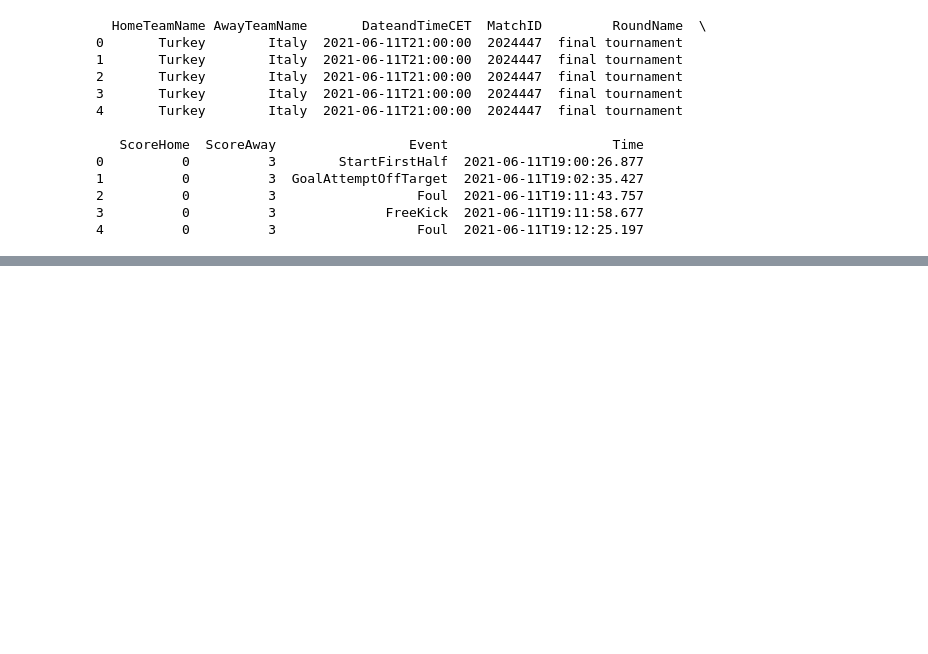
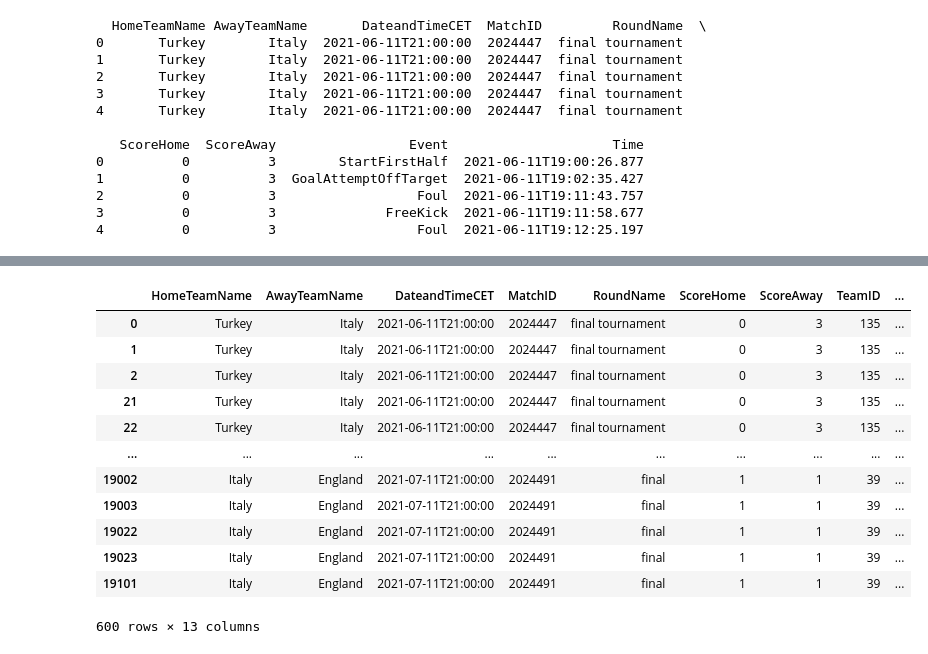
Before and after one commit to AmiraTamakloe/Data_Visualization_EURO2020, a Jupyter notebook: data_explore.ipynb, the cells around one changed output, grey strips where cells are left out. Saved outputs shown, nothing was run; the diff lists cells and outputs as text; code cells hidden in the pictures; blank space fills up the shorter version.

```diff
--- a/data_explore.ipynb
+++ b/data_explore.ipynb
@@ -293,0 +335,20 @@ print(df.head())
+# %%
+# filter out un-necessary StatsName
+# Filter the data to include only the relevant 'StatsName' values
+relevant_stats = ['Goals', 'Ball Possession', 'Total Attacks', 'Total Attempts', 'Own-goals', 'Goals scored']
+match_data = df[df['StatsName'].isin(relevant_stats)]
+match_data
+# %% [output]
+|  | HomeTeamName | AwayTeamName | DateandTimeCET | MatchID | RoundName | ScoreHome | ScoreAway | TeamID | ... |
+| 0 | Turkey | Italy | 2021-06-11T21:00:00 | 2024447 | final tournament | 0 | 3 | 135 | ... |
+| 1 | Turkey | Italy | 2021-06-11T21:00:00 | 2024447 | final tournament | 0 | 3 | 135 | ... |
+| 2 | Turkey | Italy | 2021-06-11T21:00:00 | 2024447 | final tournament | 0 | 3 | 135 | ... |
+| 21 | Turkey | Italy | 2021-06-11T21:00:00 | 2024447 | final tournament | 0 | 3 | 135 | ... |
+| 22 | Turkey | Italy | 2021-06-11T21:00:00 | 2024447 | final tournament | 0 | 3 | 135 | ... |
+| ... | ... | ... | ... | ... | ... | ... | ... | ... | ... |
+| 19002 | Italy | England | 2021-07-11T21:00:00 | 2024491 | final | 1 | 1 | 39 | ... |
+| 19003 | Italy | England | 2021-07-11T21:00:00 | 2024491 | final | 1 | 1 | 39 | ... |
+| 19022 | Italy | England | 2021-07-11T21:00:00 | 2024491 | final | 1 | 1 | 39 | ... |
+| 19023 | Italy | England | 2021-07-11T21:00:00 | 2024491 | final | 1 | 1 | 39 | ... |
+| 19101 | Italy | England | 2021-07-11T21:00:00 | 2024491 | final | 1 | 1 | 39 | ... |
+600 rows × 13 columns
```
Also changed, not shown: parts of 13 cells of this notebook, 4 other files.
